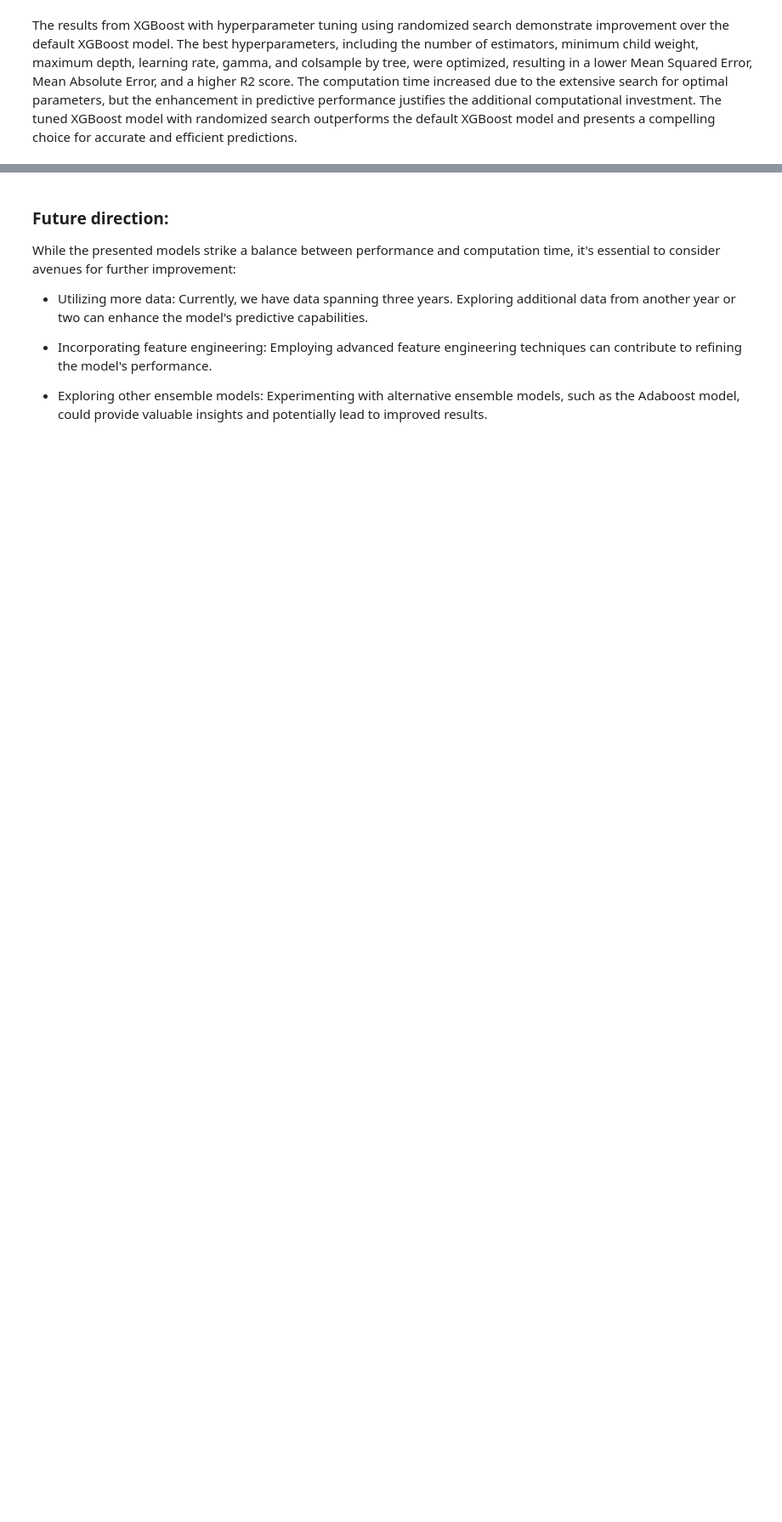
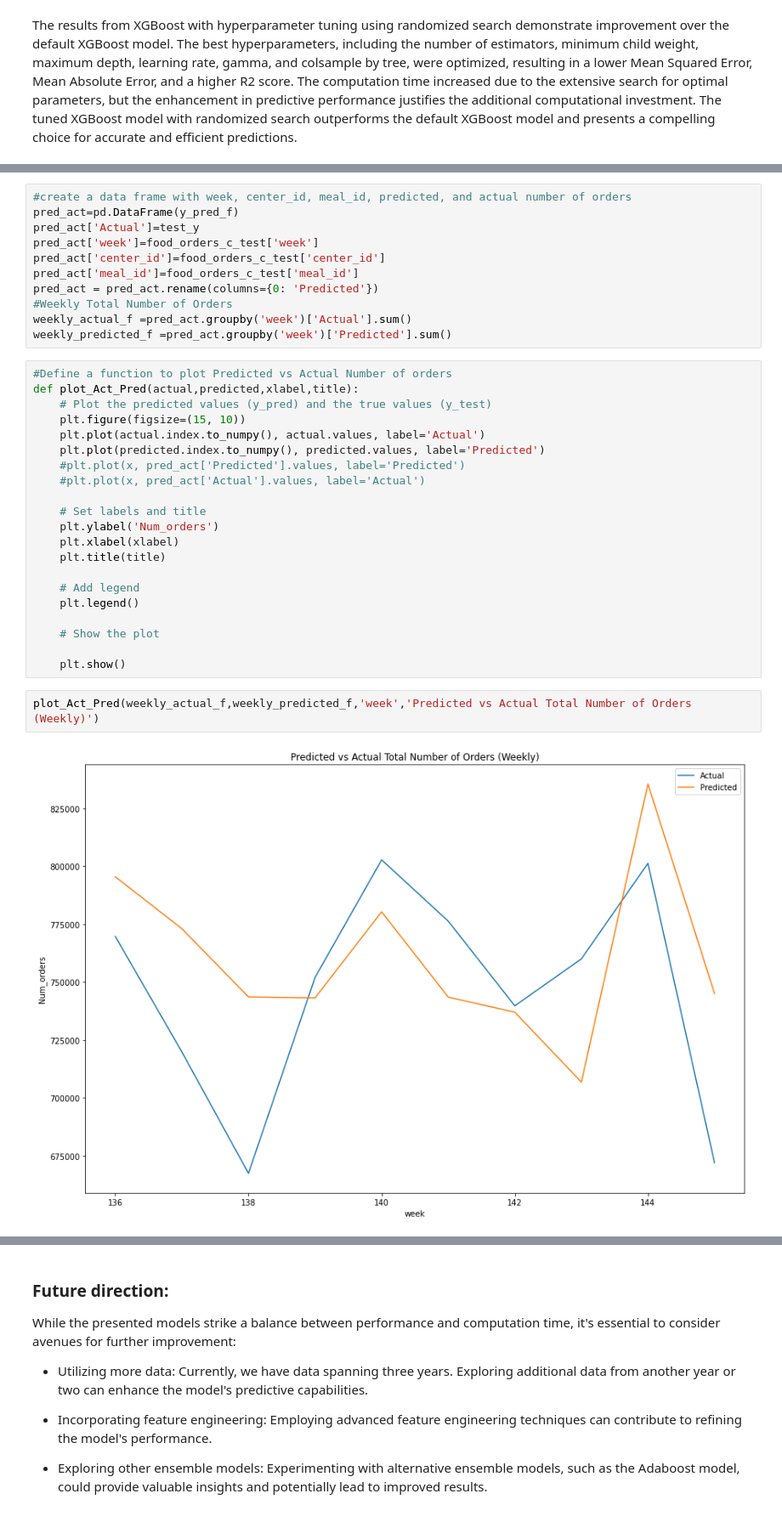
Before and after one commit to arezoo396/Capstone2-Food-Demand-Forecasting, a Jupyter notebook: Notebooks/Capstone2-Modeling.ipynb, the cells around one changed output, grey strips where cells are left out. Shown at 85% size. Saved outputs shown, nothing was run; the diff lists cells and outputs as text; blank space fills up the shorter version.

```diff
--- a/Notebooks/Capstone2-Modeling.ipynb
+++ b/Notebooks/Capstone2-Modeling.ipynb
@@ -660,0 +763,36 @@ The selection of the best model depends on the specific requirements of the prob
+# %%
+#create a data frame with week, center_id, meal_id, predicted, and actual number of orders
+pred_act=pd.DataFrame(y_pred_f)
+pred_act['Actual']=test_y
+pred_act['week']=food_orders_c_test['week']
+pred_act['center_id']=food_orders_c_test['center_id']
+pred_act['meal_id']=food_orders_c_test['meal_id']
+pred_act = pred_act.rename(columns={0: 'Predicted'})
+#Weekly Total Number of Orders
+weekly_actual_f =pred_act.groupby('week')['Actual'].sum()
+weekly_predicted_f =pred_act.groupby('week')['Predicted'].sum()
+# %%
+#Define a function to plot Predicted vs Actual Number of orders
+def plot_Act_Pred(actual,predicted,xlabel,title):
+    # Plot the predicted values (y_pred) and the true values (y_test)
+    plt.figure(figsize=(15, 10))
+    plt.plot(actual.index.to_numpy(), actual.values, label='Actual')
+    plt.plot(predicted.index.to_numpy(), predicted.values, label='Predicted')
+    #plt.plot(x, pred_act['Predicted'].values, label='Predicted')
+    #plt.plot(x, pred_act['Actual'].values, label='Actual')
+
+    # Set labels and title
+    plt.ylabel('Num_orders')
+    plt.xlabel(xlabel)
+    plt.title(title)
+
+    # Add legend
+    plt.legend()
+
+    # Show the plot
+
+    plt.show()
+# %%
+plot_Act_Pred(weekly_actual_f,weekly_predicted_f,'week','Predicted vs Actual Total Number of Orders (Weekly)')
+# %% [output]
+[figure, added]
```
Also changed, not shown: parts of 60 cells of this notebook.
